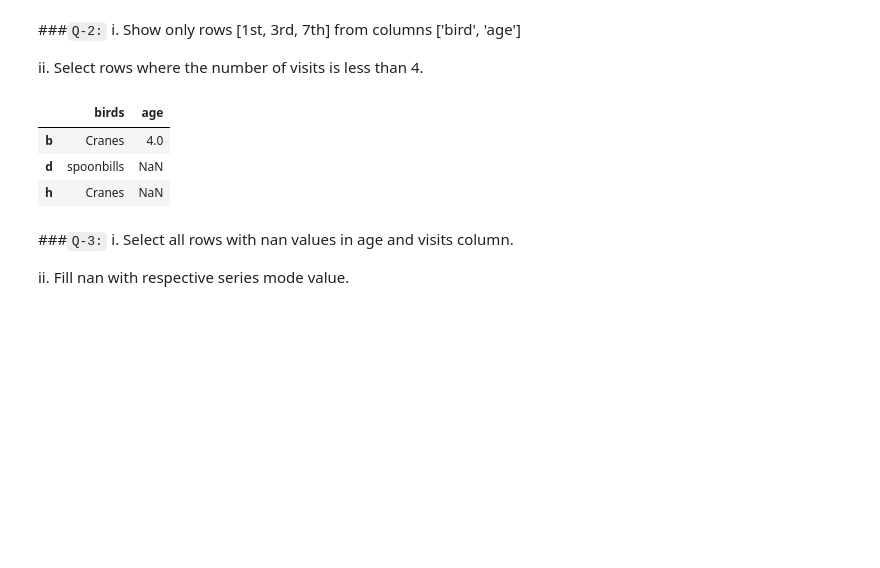
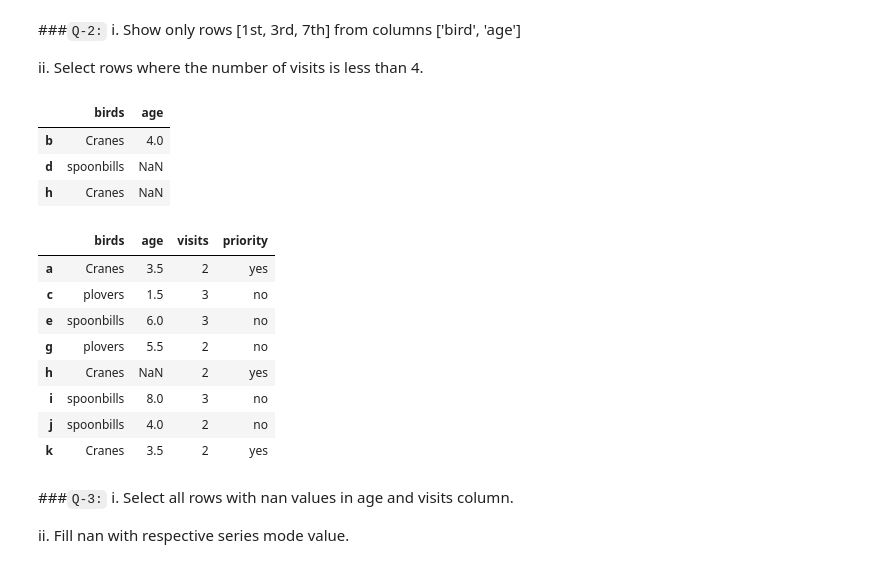
Before and after one commit to gmohite7/machine-learning, a Jupyter notebook: Week 06 Pandas/session_17_tasks.ipynb, the cells around one changed output. Drawn from its saved outputs; the diff is of its cells as text; code cells hidden in the pictures; blank space fills up the shorter version.

```diff
--- a/Week 06 Pandas/session_17_tasks.ipynb
+++ b/Week 06 Pandas/session_17_tasks.ipynb
@@ -52,6 +76,19 @@ df.iloc[[1,3,7]][['birds','age']]
 | b | Cranes | 4.0 |
 | d | spoonbills | NaN |
 | h | Cranes | NaN |
+# %%
+#2
+df[df['visits']<4]
+# %% [output]
+|  | birds | age | visits | priority |
+| a | Cranes | 3.5 | 2 | yes |
+| c | plovers | 1.5 | 3 | no |
+| e | spoonbills | 6.0 | 3 | no |
+| g | plovers | 5.5 | 2 | no |
+| h | Cranes | NaN | 2 | yes |
+| i | spoonbills | 8.0 | 3 | no |
+| j | spoonbills | 4.0 | 2 | no |
+| k | Cranes | 3.5 | 2 | yes |
 # %% [markdown]
 ###`Q-3:`
 i. Select all rows with nan values in age and visits column.
```
Also changed, not shown: parts of 19 cells of this notebook, 1 other file.
